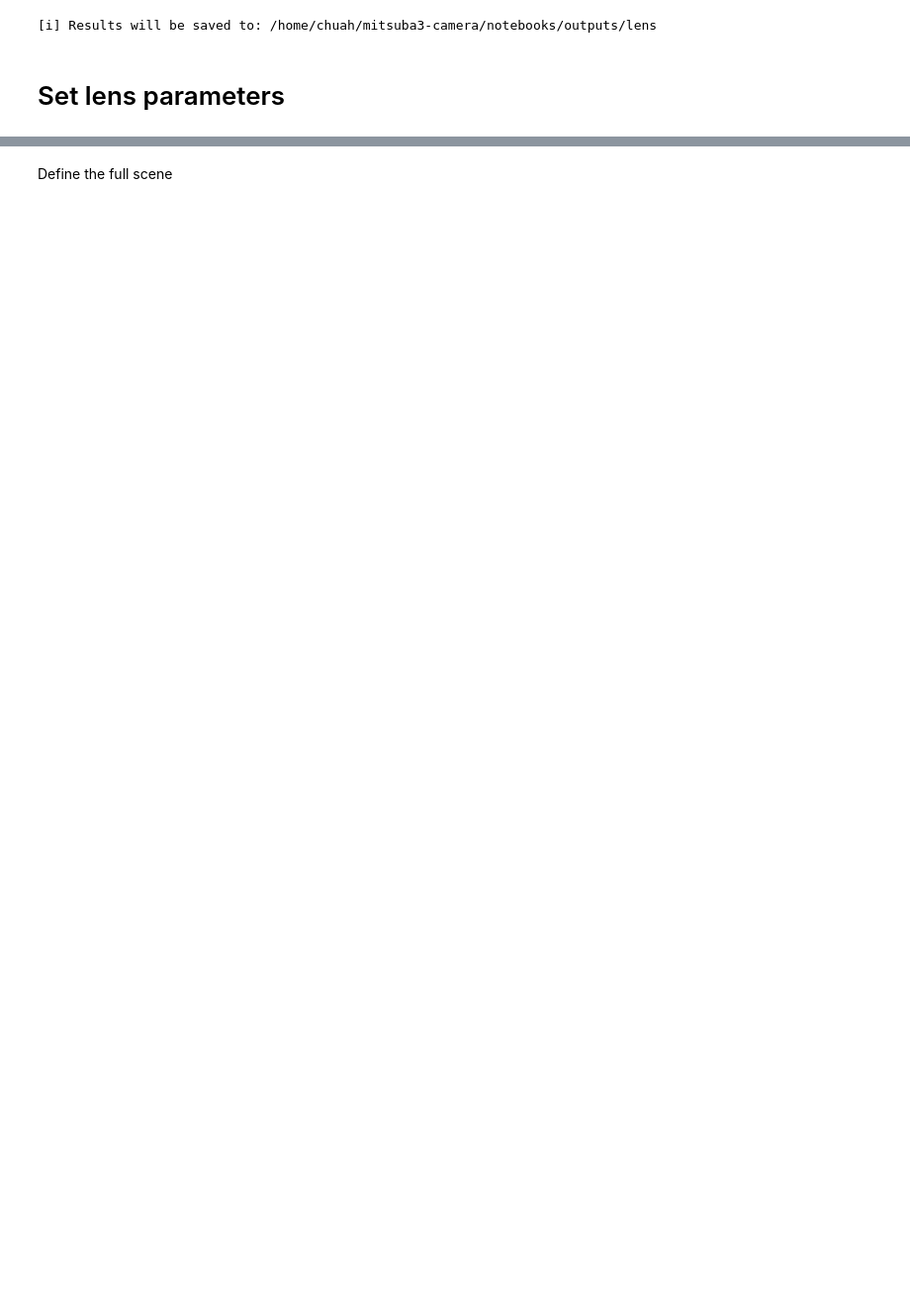
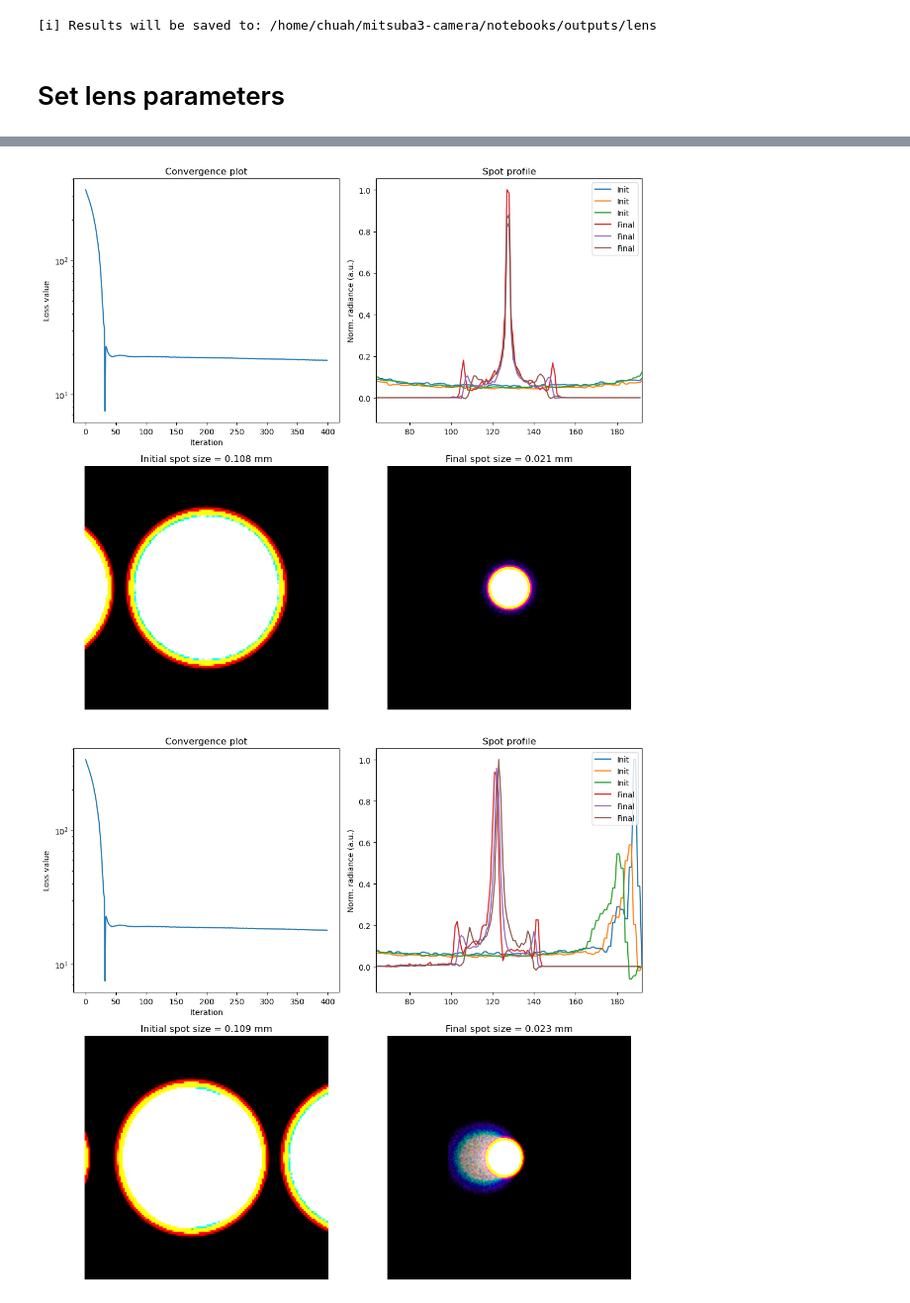
Before and after one commit to gitmon/mitsuba3-camera, a Jupyter notebook: notebooks/design-problem-multi-spot.ipynb, the cells around one changed output, grey strips where cells are left out. Shown at 99% size. Drawn from its saved outputs; the diff is of its cells as text; code cells hidden in the pictures; blank space fills up the shorter version.

```diff
--- a/notebooks/design-problem-multi-spot.ipynb
+++ b/notebooks/design-problem-multi-spot.ipynb
@@ -96,3 +105,4 @@ Clipping input data to the valid range for imshow with RGB data ([0..1] for floa
 # %%
-losses, images_final, images_init, upsample_steps = problem.optimize()
+# losses, images_final, images_init, upsample_steps = problem.optimize()
+losses, images_final, images_init, upsample_steps, sizes_init, sizes_final = problem.optimize()
 # %% [output]
@@ -116,5 +116,0 @@ Upsampling steps: 0
-# %%
-from scripts.lens_design.design_problem import plot_progress
-
-for image_i, image_f in zip(images_init, images_final):
-    _ = plot_progress(image_i, image_f, losses, upsample_steps, False)
@@ -125,2 +117,18 @@ for image_i, image_f in zip(images_init, images_final):
-# %% [markdown]
-Define the full scene
+# %%
+# from scripts.lens_design.design_problem import plot_progress
+
+# for image_i, image_f in zip(images_init, images_final):
+#     _ = plot_progress(image_i, image_f, losses, upsample_steps, False)
+#     # mi.util.write_bitmap("spot_i.exr", image_i)
+#     # mi.util.write_bitmap("spot_f.exr", image_f)
+
+
+from scripts.lens_design.design_problem import plot_progress
+
+for image_i, image_f, spot_size_init, spot_size_final in zip(images_init, images_final, sizes_init, sizes_final):
+    _ = plot_progress(image_i, image_f, spot_size_init, spot_size_final, losses, upsample_steps, False)
+    # mi.util.write_bitmap("spot_i.exr", image_i)
+    # mi.util.write_bitmap("spot_f.exr", image_f)
+# %% [output]
+[figure, added]
+[figure, added]
```
Also changed, not shown: parts of 12 cells of this notebook, 11 other files.
